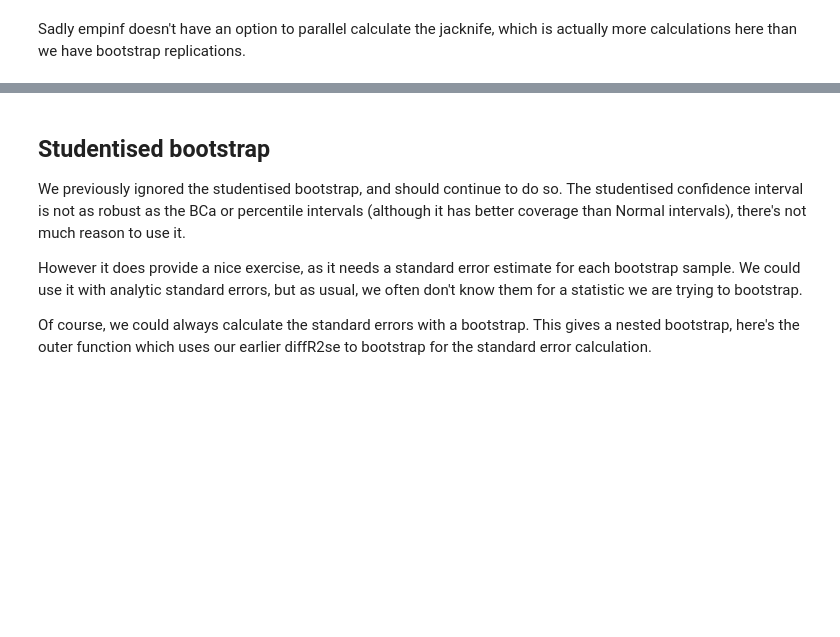
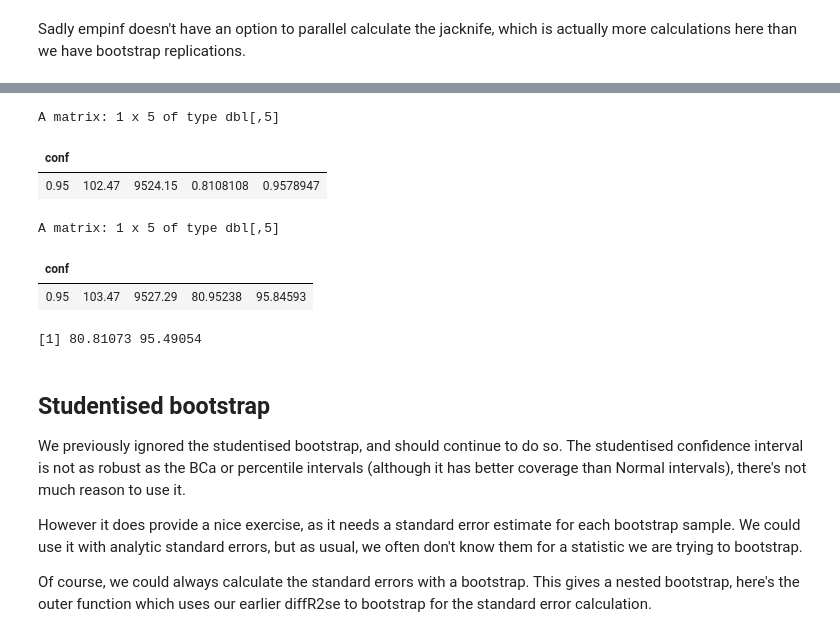
Before and after one commit to imalone/bootstrap-demo, a Jupyter notebook: bootstrap-demo.ipynb, the cells around one changed output, grey strips where cells are left out. Saved outputs shown, nothing was run; the diff lists cells and outputs as text; code cells hidden in the pictures; blank space fills up the shorter version.

```diff
--- a/bootstrap-demo.ipynb
+++ b/bootstrap-demo.ipynb
@@ -941,3 +976,17 @@ Sadly empinf doesn't have an option to parallel calculate the jacknife, which is
+# %%
+boot.bigrisk.10000.ci.jack$bca
+boot.bigrisk.weights.10000.ci$bca
+# %% [output]
+A matrix: 1 x 5 of type dbl[,5]
+| conf |  |  |  |  |
+| 0.95 | 102.47 | 9524.15 | 0.8108108 | 0.9578947 |
+A matrix: 1 x 5 of type dbl[,5]
+| conf |  |  |  |  |
+| 0.95 | 103.47 | 9527.29 | 80.95238 | 95.84593 |
+# %%
+rr.est.big.ci
+# %% [output]
+[1] 80.81073 95.49054
 # %% [markdown]
 ## Studentised bootstrap
 We previously ignored the studentised bootstrap, and should continue to do so. The studentised confidence interval is not as robust as the BCa or percentile intervals (although it has better coverage than Normal intervals), there's not much reason to use it.
```
Also changed, not shown: parts of 15 cells of this notebook.
